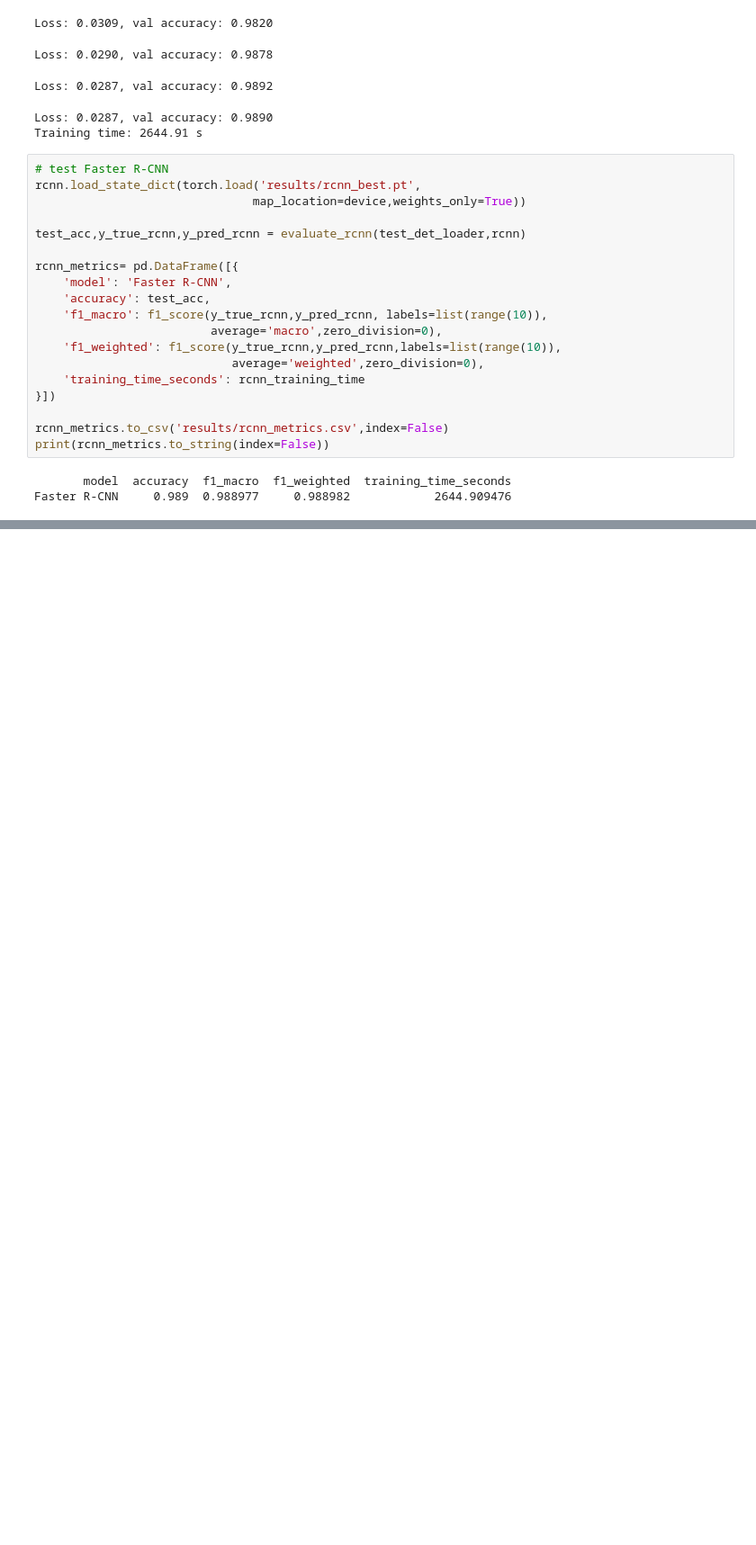
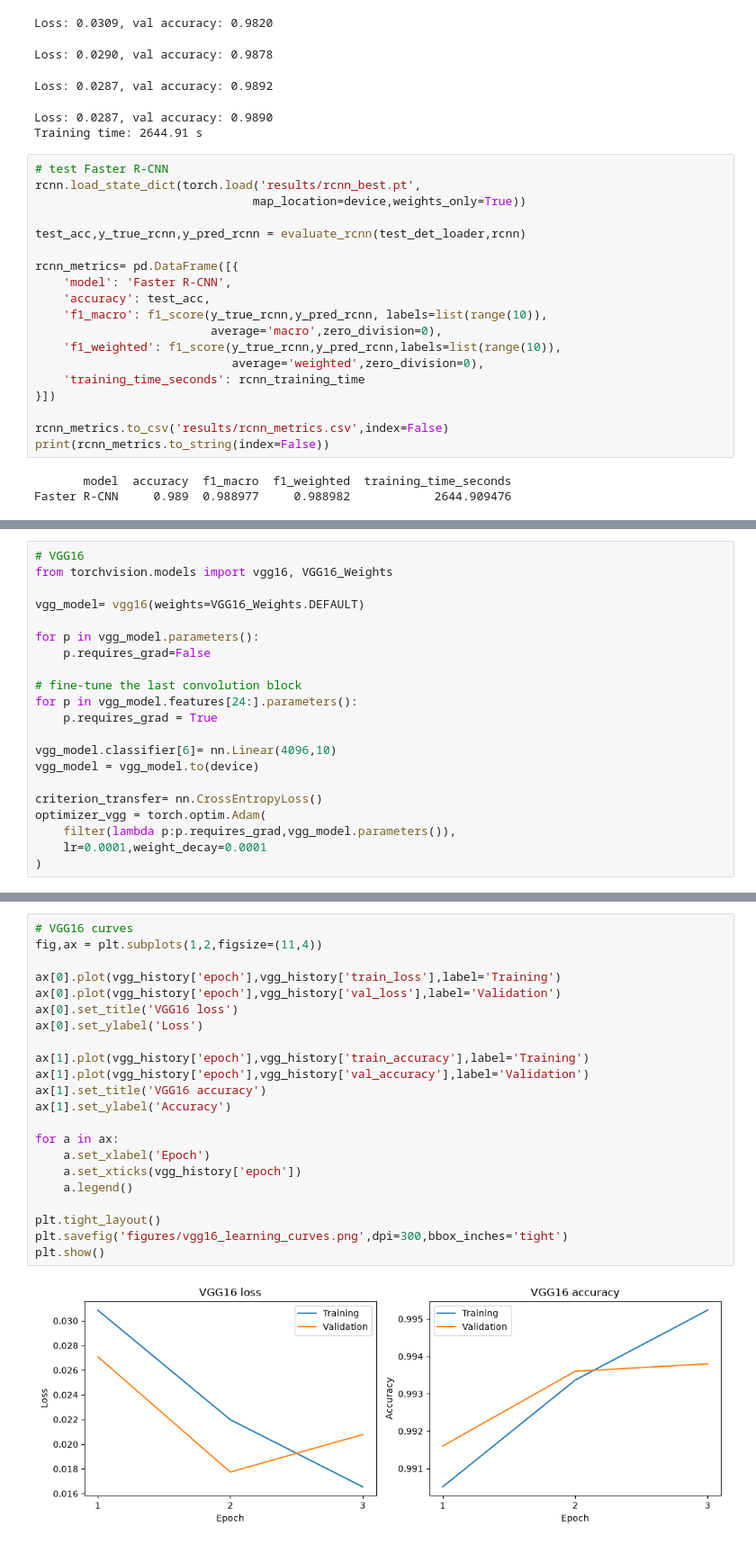
Before and after one commit to pickleomar/assignment2-deep-lerning, a Jupyter notebook: tp2-part1.ipynb, the cells around one changed output, grey strips where cells are left out. Shown at 90% size. Cells and saved outputs as stored; diff of their text form; blank space fills up the shorter version.

```diff
--- a/tp2-part1.ipynb
+++ b/tp2-part1.ipynb
@@ -490,0 +585,21 @@ Faster R-CNN     0.989  0.988977     0.988982            2644.909476
+# %%
+# VGG16
+from torchvision.models import vgg16, VGG16_Weights
+
+vgg_model= vgg16(weights=VGG16_Weights.DEFAULT)
+
+for p in vgg_model.parameters():
+    p.requires_grad=False
+
+# fine-tune the last convolution block
+for p in vgg_model.features[24:].parameters():
+    p.requires_grad = True
+
+vgg_model.classifier[6]= nn.Linear(4096,10)
+vgg_model = vgg_model.to(device)
+
+criterion_transfer= nn.CrossEntropyLoss()
+optimizer_vgg = torch.optim.Adam(
+    filter(lambda p:p.requires_grad,vgg_model.parameters()),
+    lr=0.0001,weight_decay=0.0001
+)
@@ -490,0 +671,24 @@ Faster R-CNN     0.989  0.988977     0.988982            2644.909476
+# %%
+# VGG16 curves
+fig,ax = plt.subplots(1,2,figsize=(11,4))
+
+ax[0].plot(vgg_history['epoch'],vgg_history['train_loss'],label='Training')
+ax[0].plot(vgg_history['epoch'],vgg_history['val_loss'],label='Validation')
+ax[0].set_title('VGG16 loss')
+ax[0].set_ylabel('Loss')
+
+ax[1].plot(vgg_history['epoch'],vgg_history['train_accuracy'],label='Training')
+ax[1].plot(vgg_history['epoch'],vgg_history['val_accuracy'],label='Validation')
+ax[1].set_title('VGG16 accuracy')
+ax[1].set_ylabel('Accuracy')
+
+for a in ax:
+    a.set_xlabel('Epoch')
+    a.set_xticks(vgg_history['epoch'])
+    a.legend()
+
+plt.tight_layout()
+plt.savefig('figures/vgg16_learning_curves.png',dpi=300,bbox_inches='tight')
+plt.show()
+# %% [output]
+[figure, added]
```
Also changed, not shown: parts of 14 cells of this notebook, 17 other files.
